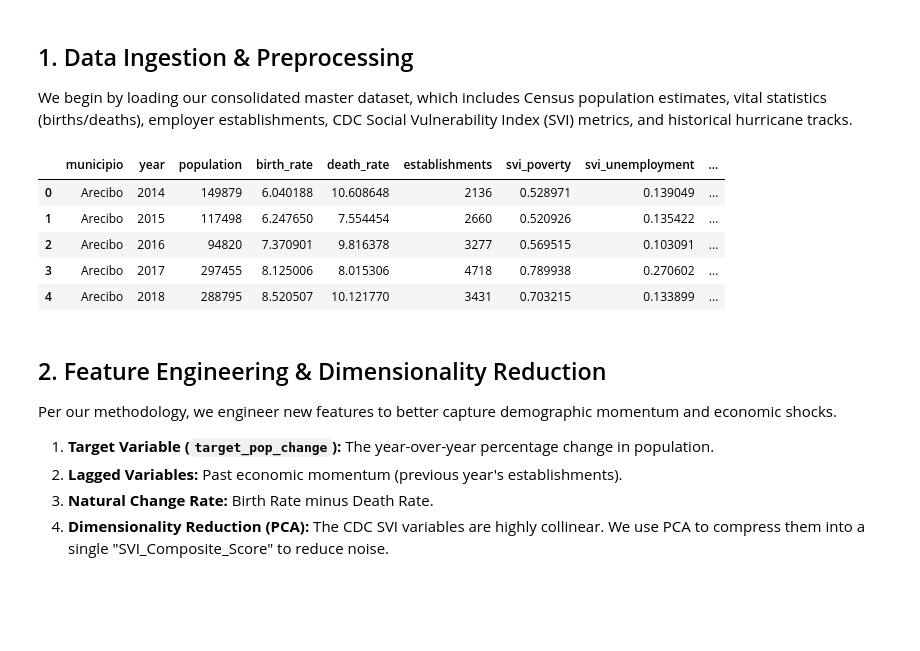
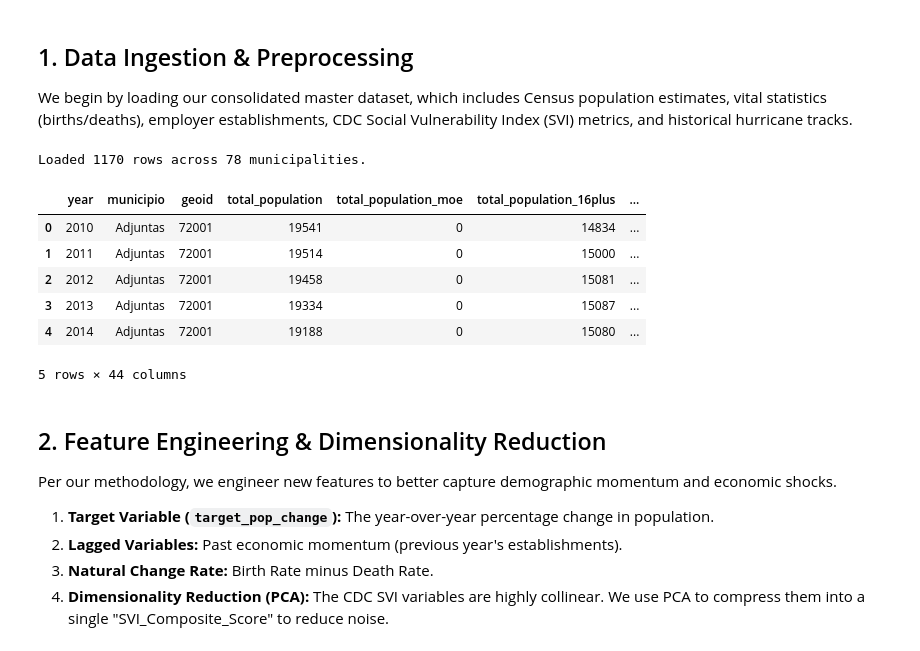
Before and after one commit to Venettov/CAPSTONE_DATA_SCIENCE_RIVERARUIZ, a Jupyter notebook: analysis/Phase1_Feature_Engineering_and_Baseline.ipynb, the cells around one changed output. Saved outputs shown, nothing was run; the diff lists cells and outputs as text; code cells hidden in the pictures; blank space fills up the shorter version.

```diff
--- a/analysis/Phase1_Feature_Engineering_and_Baseline.ipynb
+++ b/analysis/Phase1_Feature_Engineering_and_Baseline.ipynb
@@ -51,37 +51,27 @@ Libraries loaded successfully. Ready for data ingestion.
 ## 1. Data Ingestion & Preprocessing
 We begin by loading our consolidated master dataset, which includes Census population estimates, vital statistics (births/deaths), employer establishments, CDC Social Vulnerability Index (SVI) metrics, and historical hurricane tracks.
 # %%
-# NOTE: Replace with your actual consolidated CSV path if different
-# For this example, we simulate loading the merged master dataset
-# df_master = pd.read_csv('data/processed/pr_master_dataset.csv')
+# Load the master profile
+# Ensure the file is in your 'data/' directory or update the path accordingly
+df = pd.read_csv('../data/puerto_rico_master_profile.csv')
 
-# --- SIMULATED DATA LOADING FOR FRAMEWORK DEMONSTRATION ---
-# Creating a dummy dataframe that mimics your actual data structure
-np.random.seed(42)
-data = {
-    'municipio': ['San Juan', 'Ponce', 'Mayaguez', 'Caguas', 'Arecibo'] * 10,
-    'year': np.repeat(range(2014, 2024), 5),
-    'population': np.random.randint(30000, 350000, 50),
-    'birth_rate': np.random.uniform(5.0, 11.0, 50),
-    'death_rate': np.random.uniform(7.0, 12.0, 50),
-    'establishments': np.random.randint(500, 5000, 50),
-    'svi_poverty': np.random.uniform(0.4, 0.9, 50),
-    'svi_unemployment': np.random.uniform(0.1, 0.3, 50),
-    'svi_housing': np.random.uniform(0.3, 0.8, 50),
-    'hurricane_max_wind': np.random.choice([0, 0, 0, 65, 135], 50) # Simulating Maria/Fiona impacts
-}
-df = pd.DataFrame(data)
+# Standardize municipio names (stripping ' Municipio' suffix for cleaner charts)
+df['municipio'] = df['municipio'].str.replace(' Municipio', '', case=False).str.strip()
 
-# Sort by municipality and year to ensure chronological order for lagging
+# Sort by municipality and year for time-series operations
 df = df.sort_values(by=['municipio', 'year']).reset_index(drop=True)
+
+print(f"Loaded {df.shape[0]} rows across {df['municipio'].nunique()} municipalities.")
 df.head()
 # %% [output]
+Loaded 1170 rows across 78 municipalities.
-|  | municipio | year | population | birth_rate | death_rate | establishments | svi_poverty | svi_unemployment | ... |
-| 0 | Arecibo | 2014 | 149879 | 6.040188 | 10.608648 | 2136 | 0.528971 | 0.139049 | ... |
-| 1 | Arecibo | 2015 | 117498 | 6.247650 | 7.554454 | 2660 | 0.520926 | 0.135422 | ... |
-| 2 | Arecibo | 2016 | 94820 | 7.370901 | 9.816378 | 3277 | 0.569515 | 0.103091 | ... |
-| 3 | Arecibo | 2017 | 297455 | 8.125006 | 8.015306 | 4718 | 0.789938 | 0.270602 | ... |
-| 4 | Arecibo | 2018 | 288795 | 8.520507 | 10.121770 | 3431 | 0.703215 | 0.133899 | ... |
+|  | year | municipio | geoid | total_population | total_population_moe | total_population_16plus | ... |
+| 0 | 2010 | Adjuntas | 72001 | 19541 | 0 | 14834 | ... |
+| 1 | 2011 | Adjuntas | 72001 | 19514 | 0 | 15000 | ... |
+| 2 | 2012 | Adjuntas | 72001 | 19458 | 0 | 15081 | ... |
+| 3 | 2013 | Adjuntas | 72001 | 19334 | 0 | 15087 | ... |
+| 4 | 2014 | Adjuntas | 72001 | 19188 | 0 | 15080 | ... |
+5 rows × 44 columns
 # %% [markdown]
 ## 2. Feature Engineering & Dimensionality Reduction
 Per our methodology, we engineer new features to better capture demographic momentum and economic shocks.
```
Also changed, not shown: parts of 3 cells of this notebook.
